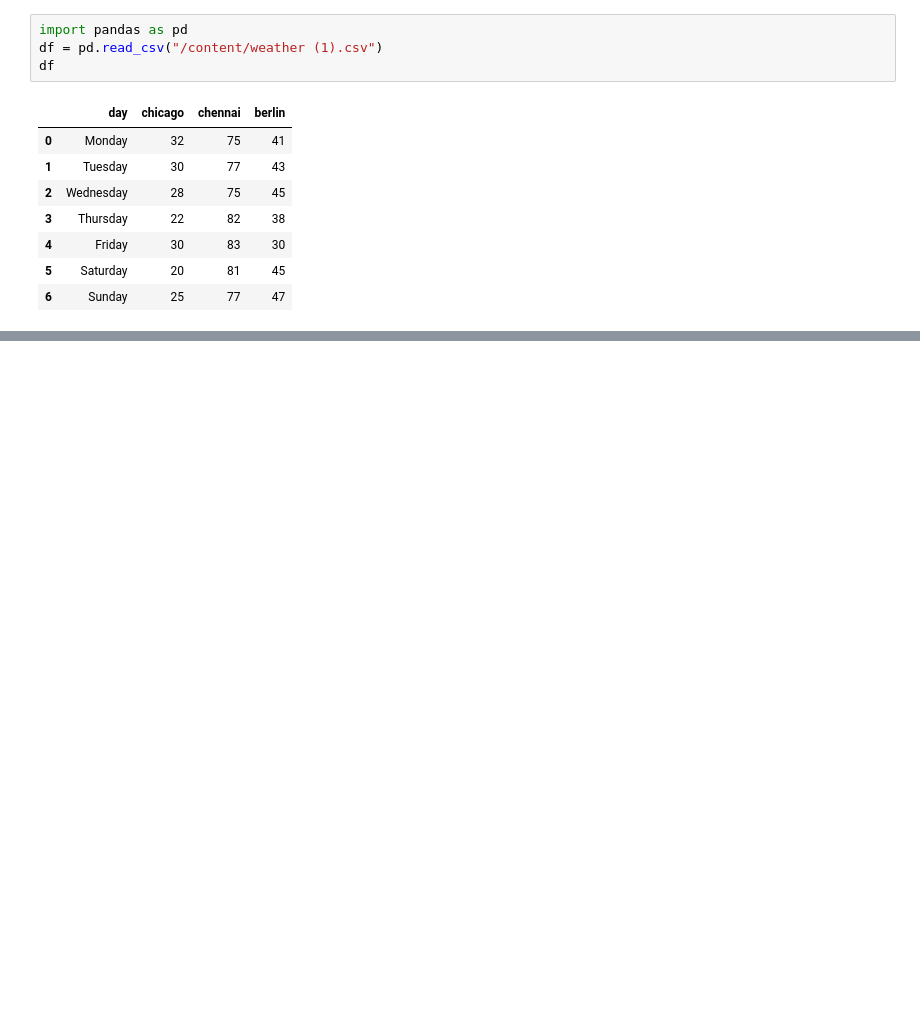
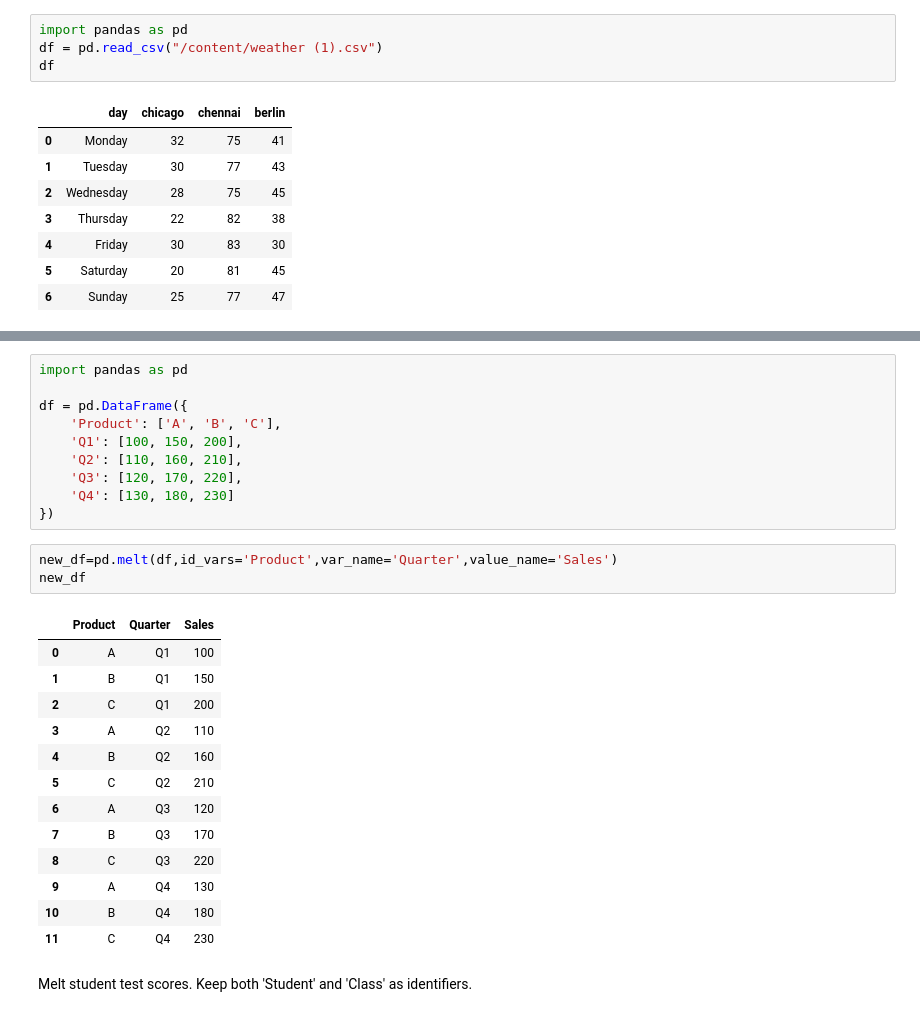
Before and after one commit to ngzhiwei517/Machine_Learning_Self-Learn, a Jupyter notebook: Pandas_5.ipynb, the cells around one changed output, grey strips where cells are left out. Saved outputs shown, nothing was run; the diff lists cells and outputs as text; blank space fills up the shorter version.

```diff
--- a/Pandas_5.ipynb
+++ b/Pandas_5.ipynb
@@ -38,0 +115,29 @@ df
+# %%
+import pandas as pd
+
+df = pd.DataFrame({
+    'Product': ['A', 'B', 'C'],
+    'Q1': [100, 150, 200],
+    'Q2': [110, 160, 210],
+    'Q3': [120, 170, 220],
+    'Q4': [130, 180, 230]
+})
+# %%
+new_df=pd.melt(df,id_vars='Product',var_name='Quarter',value_name='Sales')
+new_df
+# %% [output]
+|  | Product | Quarter | Sales |
+| 0 | A | Q1 | 100 |
+| 1 | B | Q1 | 150 |
+| 2 | C | Q1 | 200 |
+| 3 | A | Q2 | 110 |
+| 4 | B | Q2 | 160 |
+| 5 | C | Q2 | 210 |
+| 6 | A | Q3 | 120 |
+| 7 | B | Q3 | 170 |
+| 8 | C | Q3 | 220 |
+| 9 | A | Q4 | 130 |
+| 10 | B | Q4 | 180 |
+| 11 | C | Q4 | 230 |
+# %% [markdown]
+Melt student test scores. Keep both 'Student' and 'Class' as identifiers.
```
Also changed, not shown: parts of 24 cells of this notebook.
